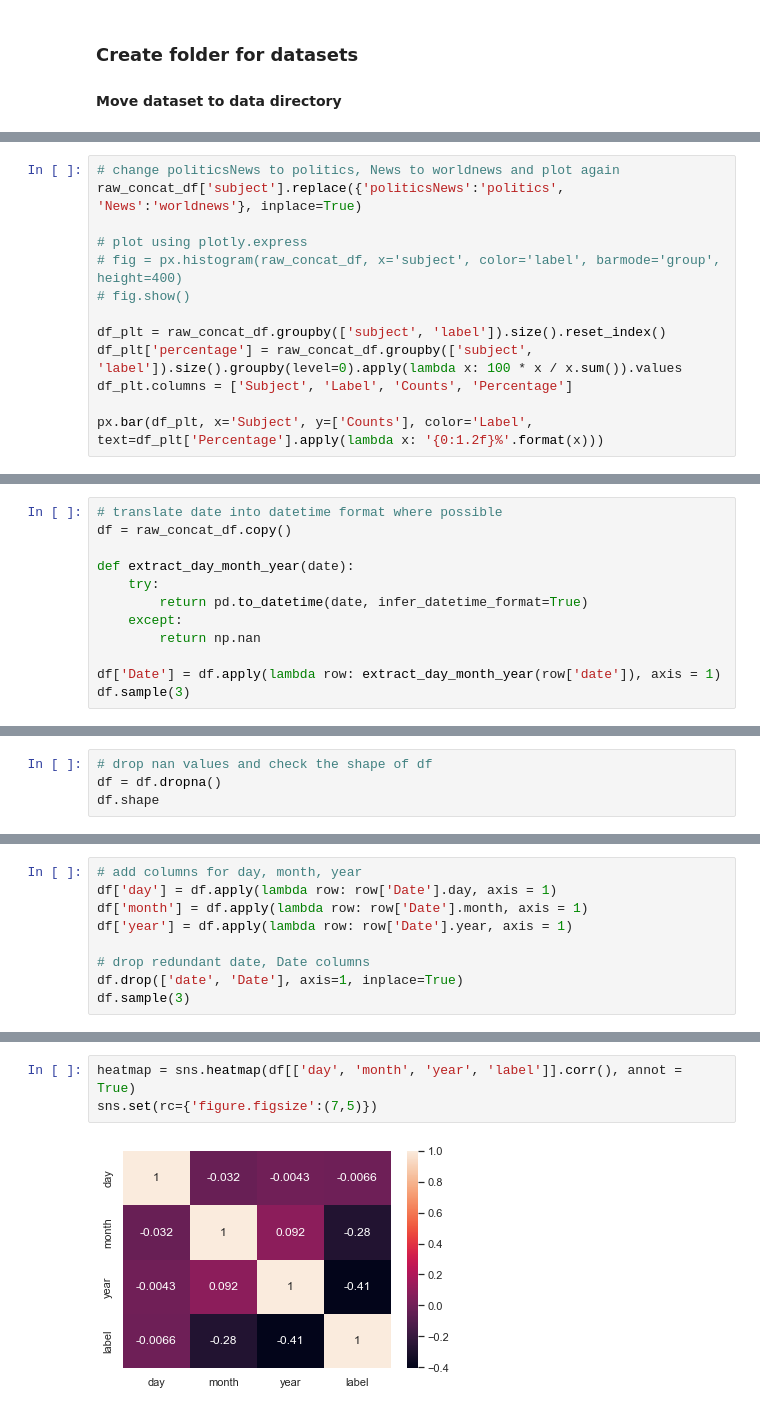
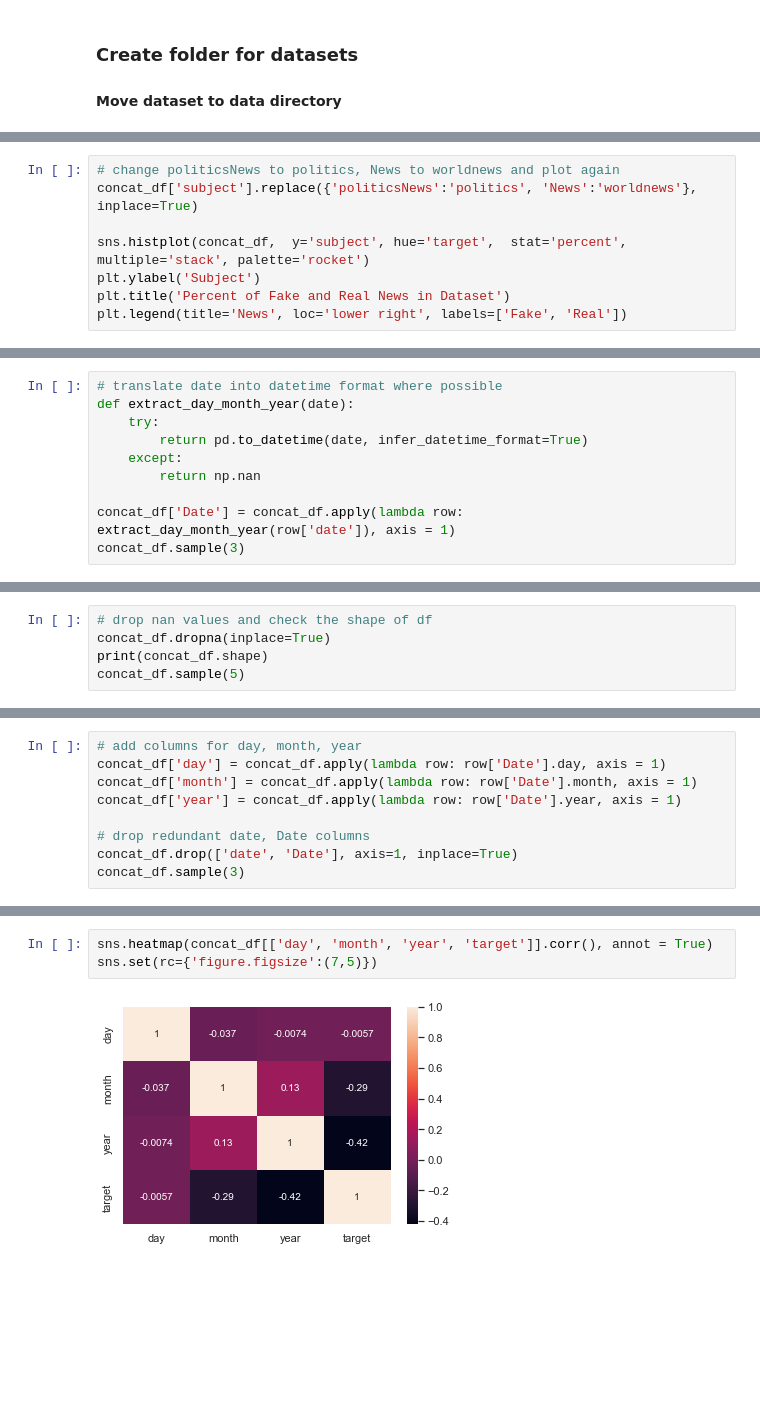
Before and after one commit to CFG-Spring-Data-1/Group-4, a Jupyter notebook: Project/EDA_Fake_News.ipynb, the cells around one changed output, grey strips where cells are left out. Saved outputs shown, nothing was run; the diff lists cells and outputs as text; blank space fills up the shorter version.

Commit message:
Modified EDA_Fake_News

```diff
--- a/Project/EDA_Fake_News.ipynb
+++ b/Project/EDA_Fake_News.ipynb
@@ -161,14 +340,9 @@ fig.show()
 # %%
 # change politicsNews to politics, News to worldnews and plot again
-raw_concat_df['subject'].replace({'politicsNews':'politics', 'News':'worldnews'}, inplace=True)
+concat_df['subject'].replace({'politicsNews':'politics', 'News':'worldnews'}, inplace=True)
 
-# plot using plotly.express
-# fig = px.histogram(raw_concat_df, x='subject', color='label', barmode='group', height=400)
-# fig.show()
-
-df_plt = raw_concat_df.groupby(['subject', 'label']).size().reset_index()
-df_plt['percentage'] = raw_concat_df.groupby(['subject', 'label']).size().groupby(level=0).apply(lambda x: 100 * x / x.sum()).values
-df_plt.columns = ['Subject', 'Label', 'Counts', 'Percentage']
-
-px.bar(df_plt, x='Subject', y=['Counts'], color='Label', text=df_plt['Percentage'].apply(lambda x: '{0:1.2f}%'.format(x)))
+sns.histplot(concat_df,  y='subject', hue='target',  stat='percent', multiple='stack', palette='rocket')
+plt.ylabel('Subject')
+plt.title('Percent of Fake and Real News in Dataset')
+plt.legend(title='News', loc='lower right', labels=['Fake', 'Real'])
 # %% [output]
@@ -221,13 +353,11 @@ plt.show()
 # %%
 # translate date into datetime format where possible
-df = raw_concat_df.copy()
-
 def extract_day_month_year(date):
     try:
         return pd.to_datetime(date, infer_datetime_format=True)
     except:
         return np.nan
 
-df['Date'] = df.apply(lambda row: extract_day_month_year(row['date']), axis = 1)
-df.sample(3)
+concat_df['Date'] = concat_df.apply(lambda row: extract_day_month_year(row['date']), axis = 1)
+concat_df.sample(3)
 # %% [output]
@@ -254,5 +390,6 @@ df.shape
 # %%
 # drop nan values and check the shape of df
-df = df.dropna()
-df.shape
+concat_df.dropna(inplace=True)
+print(concat_df.shape)
+concat_df.sample(5)
 # %% [output]
@@ -260,10 +403,10 @@ df.shape
 # %%
 # add columns for day, month, year
-df['day'] = df.apply(lambda row: row['Date'].day, axis = 1)
-df['month'] = df.apply(lambda row: row['Date'].month, axis = 1)
-df['year'] = df.apply(lambda row: row['Date'].year, axis = 1)
+concat_df['day'] = concat_df.apply(lambda row: row['Date'].day, axis = 1)
+concat_df['month'] = concat_df.apply(lambda row: row['Date'].month, axis = 1)
+concat_df['year'] = concat_df.apply(lambda row: row['Date'].year, axis = 1)
 
 # drop redundant date, Date columns
-df.drop(['date', 'Date'], axis=1, inplace=True)
-df.sample(3)
+concat_df.drop(['date', 'Date'], axis=1, inplace=True)
+concat_df.sample(3)
 # %% [output]
@@ -276,5 +419,5 @@ df.sample(3)
 # %%
-heatmap = sns.heatmap(df[['day', 'month', 'year', 'label']].corr(), annot = True)
+sns.heatmap(concat_df[['day', 'month', 'year', 'target']].corr(), annot = True)
 sns.set(rc={'figure.figsize':(7,5)})
 # %% [output]
-[figure, old version]
+[figure, new version]
```
Also changed, not shown: parts of 90 cells of this notebook.
